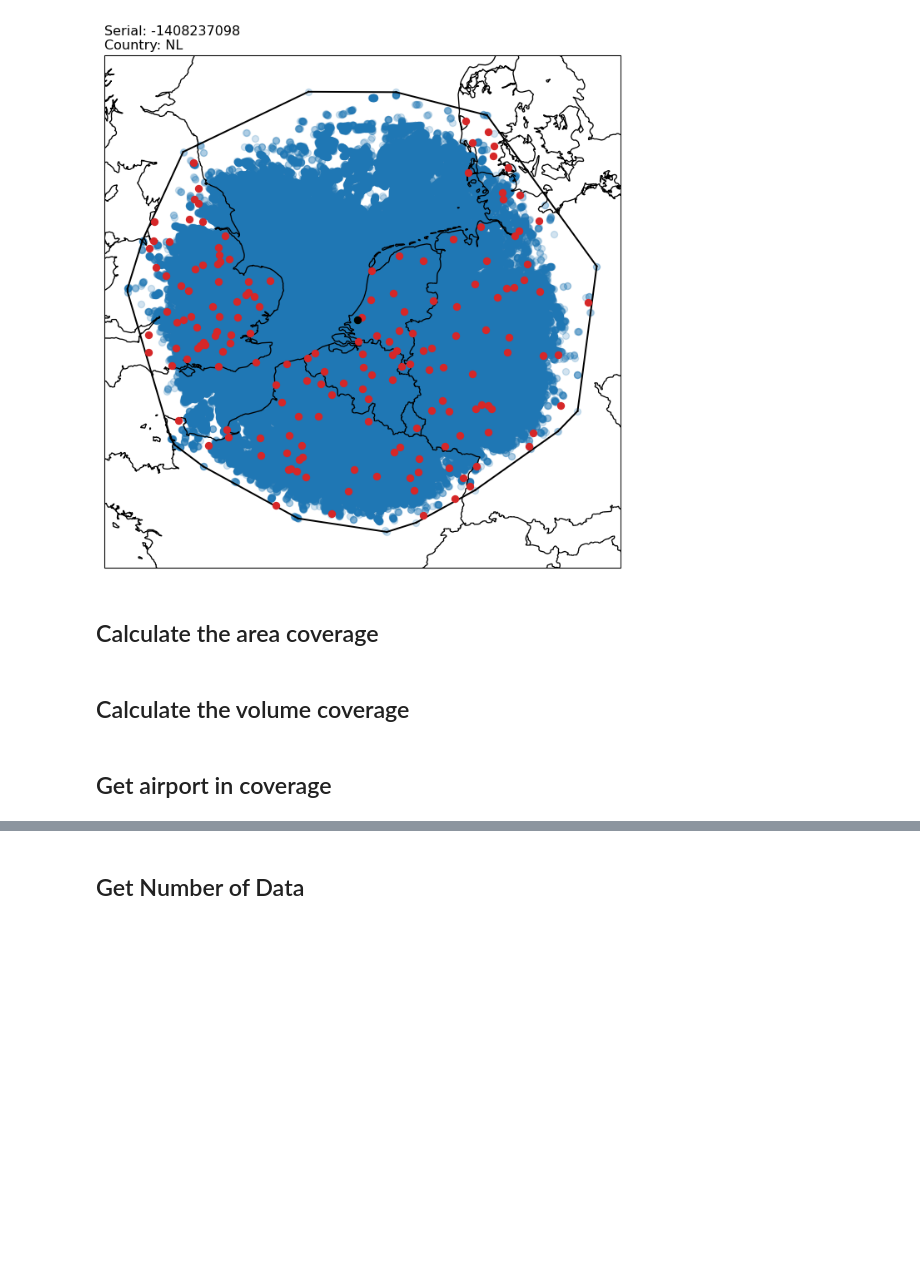
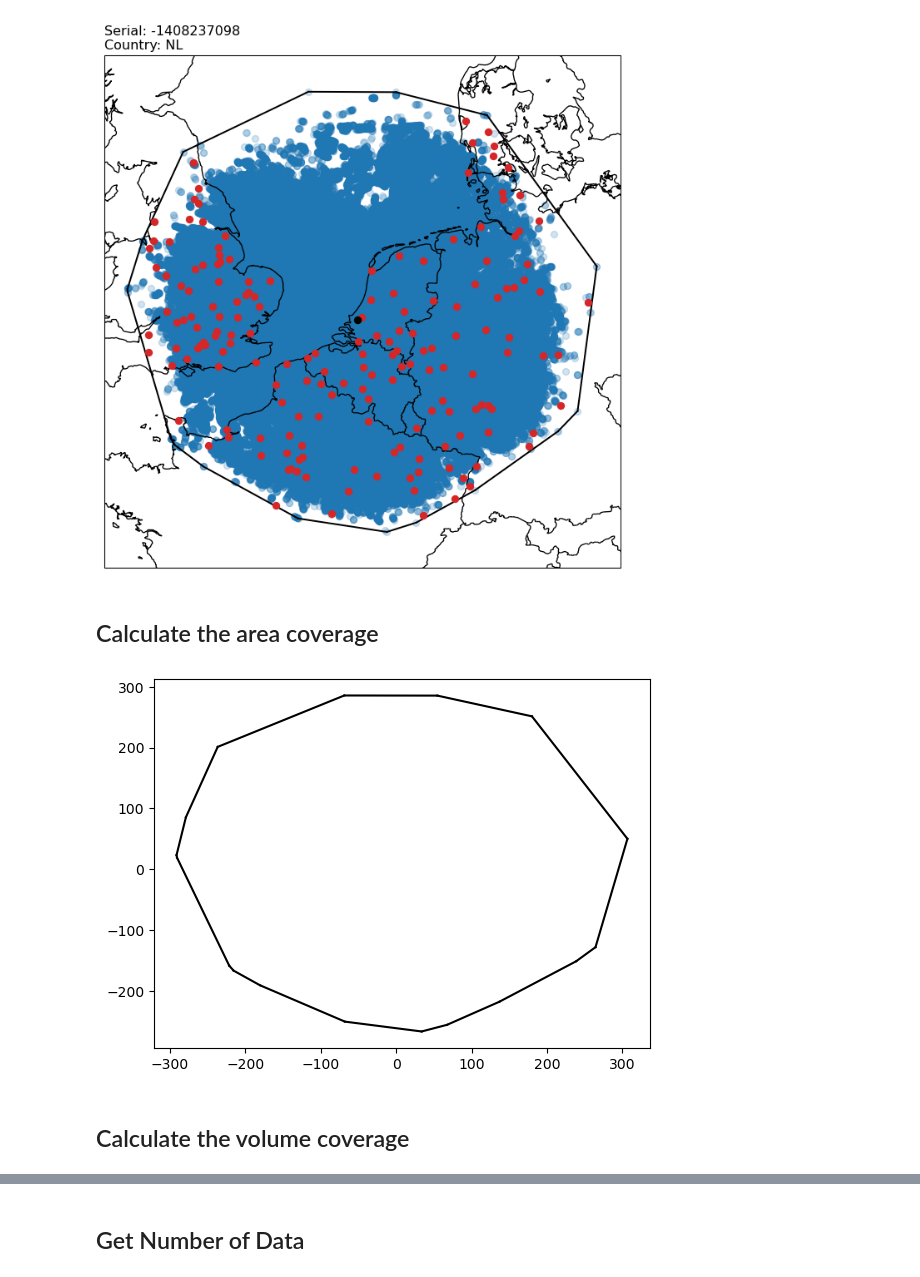
Before and after one commit to fazlurnu/adsb_reception_model_opensky, a Jupyter notebook: scripts/get_reception_prob.ipynb, the cells around one changed output, grey strips where cells are left out. Drawn from its saved outputs; the diff is of its cells as text; code cells hidden in the pictures; blank space fills up the shorter version.

```diff
--- a/scripts/get_reception_prob.ipynb
+++ b/scripts/get_reception_prob.ipynb
@@ -188,5 +188,3 @@ plt.savefig('{}/coverage.png'.format(path), dpi = dpi)
 plt.show()
 # %% [output]
 [figure]
-# %% [markdown]
-## Calculate the area coverage
@@ -196,4 +191,34 @@ plt.show()
-# %% [markdown]
-## Calculate the volume coverage
-# %% [markdown]
-## Get airport in coverage
+# %% [markdown]
+## Calculate the area coverage
+# %%
+x_coordinates = []
+y_coordinates = []
+
+for point in hull_points:
+    lon_, lat_ = point
+    x = haversine(lat_, lon_receiver, lat_receiver, lon_receiver)
+    y = haversine(lat_receiver, lon_, lat_receiver, lon_receiver)
+
+    if(lat_ < lat_receiver.values):
+        x = -x
+    if(lon_ < lon_receiver.values):
+        y = -y
+
+    x_coordinates.append(x)
+    y_coordinates.append(y)
+
+x_coordinates = np.array(x_coordinates)
+y_coordinates = np.array(y_coordinates)
+
+points_km = np.column_stack((y_coordinates, x_coordinates))
+
+hull_km = ConvexHull(points_km)
+
+for simplex in hull_km.simplices:
+    plt.plot(points_km[simplex, 0], points_km[simplex, 1], 'k-')  # Connect vertices of convex hull
+
+hull_km_area = hull_km.volume
+# %% [output]
+[figure, added]
+# %% [markdown]
+## Calculate the volume coverage
```
Also changed, not shown: parts of 10 cells of this notebook, 1 other file.
